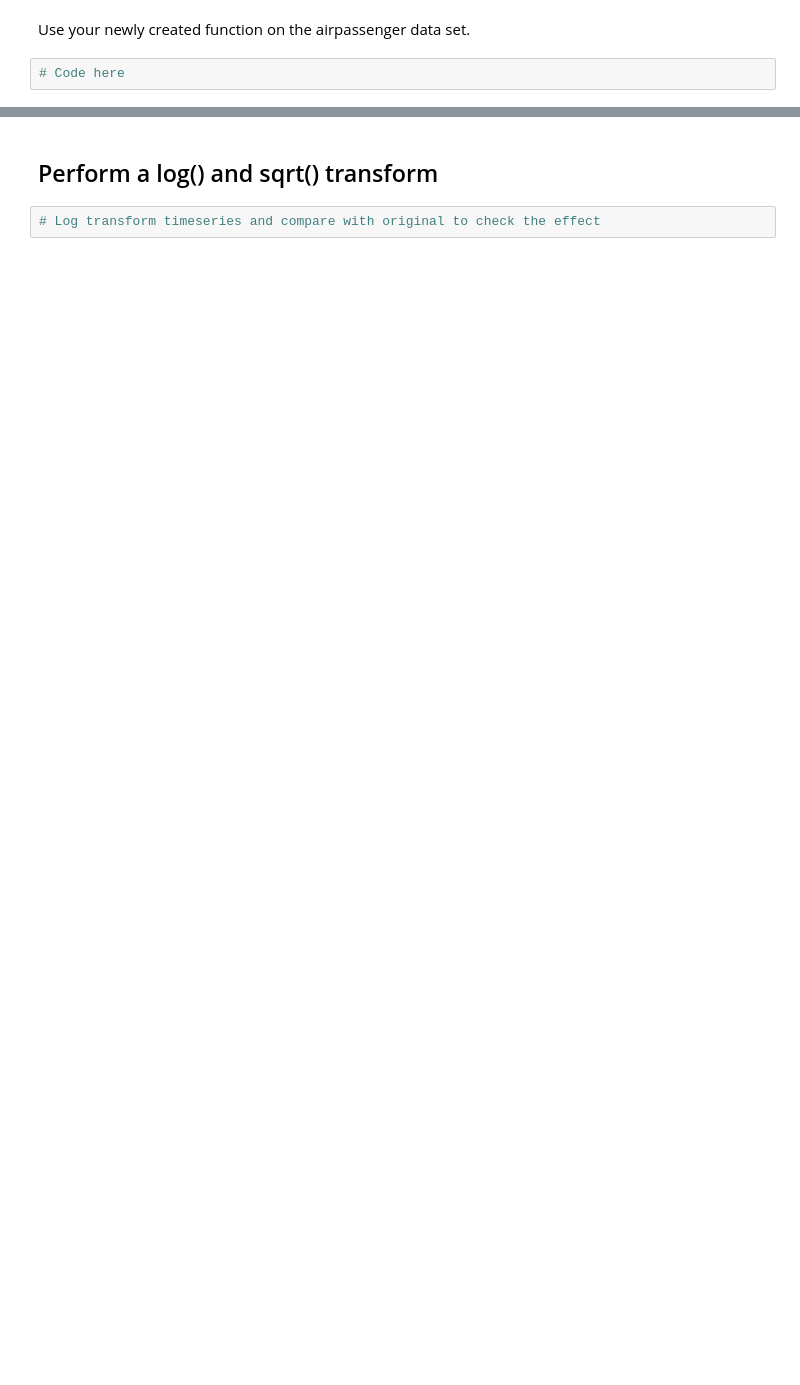
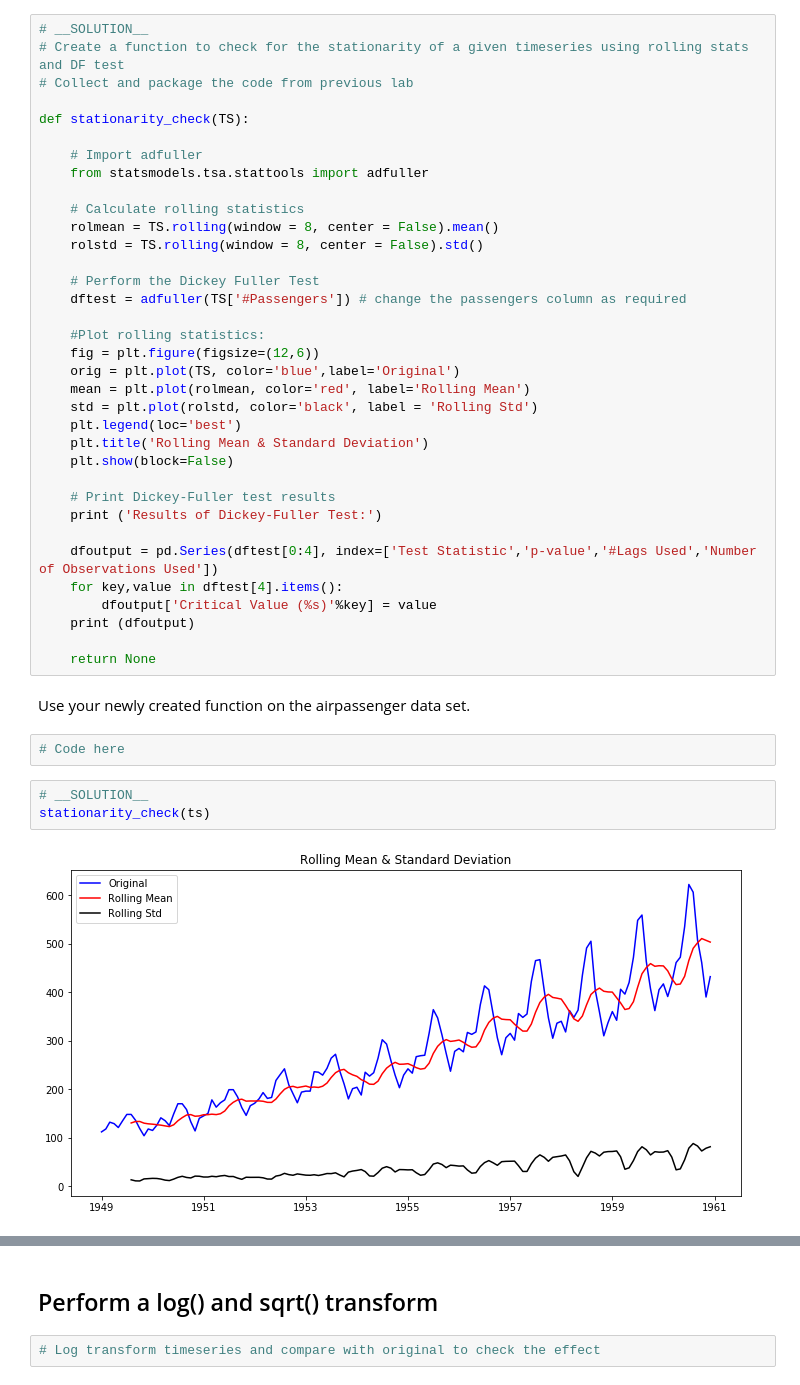
Before and after one commit to learn-co-curriculum/dsc-removing-trends-lab, a Jupyter notebook: index.ipynb, the cells around one changed output, grey strips where cells are left out. Saved outputs shown, nothing was run; the diff lists cells and outputs as text; blank space fills up the shorter version.

```diff
--- a/index.ipynb
+++ b/index.ipynb
@@ -29,7 +46,47 @@ We want the output of the function to:
 # %%
 # Create a function to check for the stationarity of a given timeseries using rolling stats and DF test
 # Collect and package the code from previous lab
+# %%
+# __SOLUTION__
+# Create a function to check for the stationarity of a given timeseries using rolling stats and DF test
+# Collect and package the code from previous lab
+
+def stationarity_check(TS):
+
+    # Import adfuller
+    from statsmodels.tsa.stattools import adfuller
+
+    # Calculate rolling statistics
+    rolmean = TS.rolling(window = 8, center = False).mean()
+    rolstd = TS.rolling(window = 8, center = False).std()
+
+    # Perform the Dickey Fuller Test
+    dftest = adfuller(TS['#Passengers']) # change the passengers column as required
+
+    #Plot rolling statistics:
+    fig = plt.figure(figsize=(12,6))
+    orig = plt.plot(TS, color='blue',label='Original')
+    mean = plt.plot(rolmean, color='red', label='Rolling Mean')
+    std = plt.plot(rolstd, color='black', label = 'Rolling Std')
+    plt.legend(loc='best')
+    plt.title('Rolling Mean & Standard Deviation')
+    plt.show(block=False)
+
+    # Print Dickey-Fuller test results
+    print ('Results of Dickey-Fuller Test:')
+
+    dfoutput = pd.Series(dftest[0:4], index=['Test Statistic','p-value','#Lags Used','Number of Observations Used'])
+    for key,value in dftest[4].items():
+        dfoutput['Critical Value (%s)'%key] = value
+    print (dfoutput)
+
+    return None
 # %% [markdown]
 Use your newly created function on the airpassenger data set.
 # %%
 # Code here
+# %%
+# __SOLUTION__
+stationarity_check(ts)
+# %% [output]
+[figure, added]
```
Also changed, not shown: parts of 15 cells of this notebook, 14 other files.
